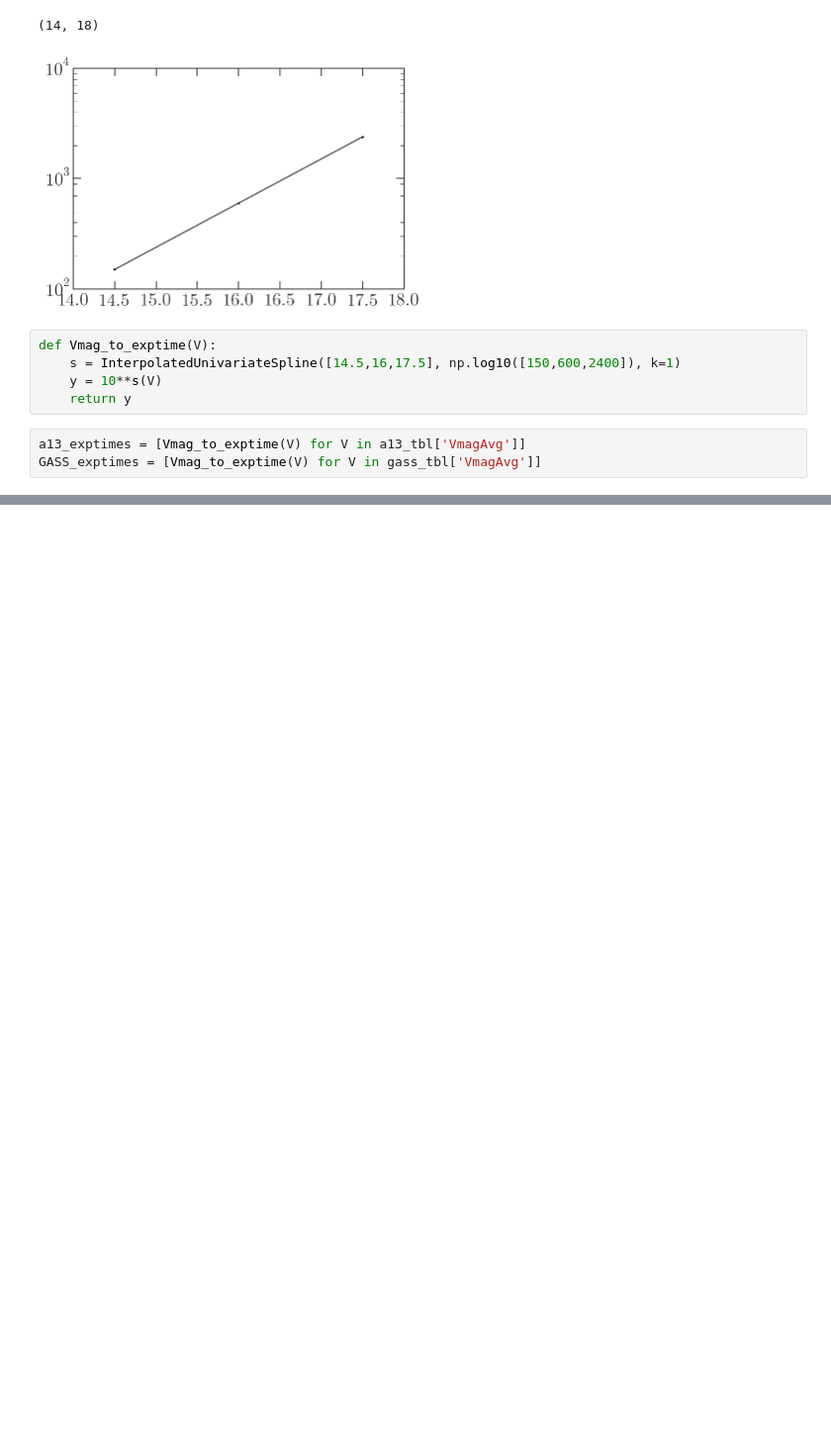
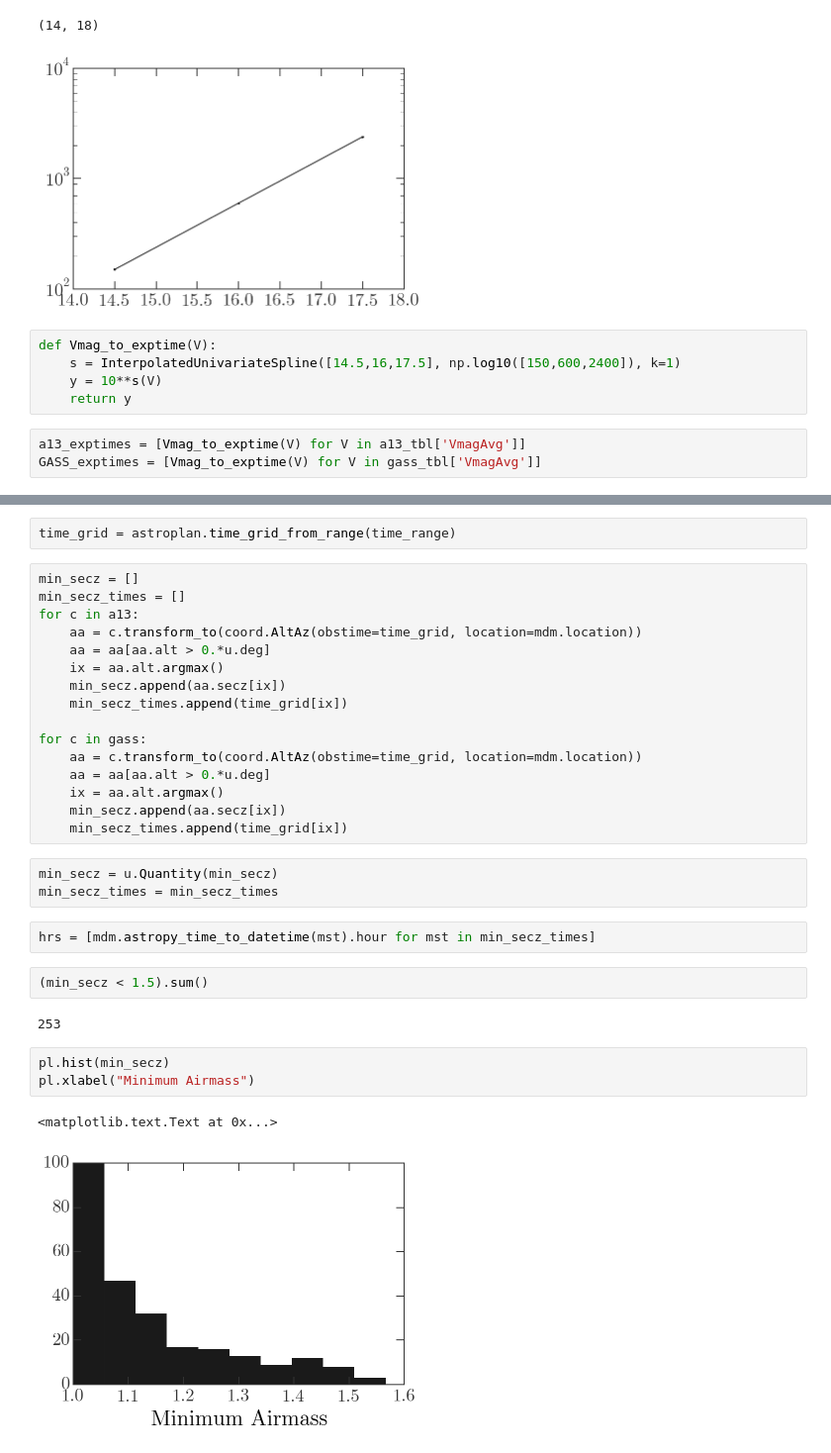
Before and after one commit to adrn/TriandRRLyrae, a Jupyter notebook: notebooks/A13 Proposal.ipynb, the cells around one changed output, grey strips where cells are left out. Shown at 99% size. Drawn from its saved outputs; the diff is of its cells as text; blank space fills up the shorter version.

```diff
--- a/notebooks/A13 Proposal.ipynb
+++ b/notebooks/A13 Proposal.ipynb
@@ -358,0 +361,33 @@ print("GASS", (sum(GASS_exptimes)*u.second).to(u.hour))
+# %%
+time_grid = astroplan.time_grid_from_range(time_range)
+# %%
+min_secz = []
+min_secz_times = []
+for c in a13:
+    aa = c.transform_to(coord.AltAz(obstime=time_grid, location=mdm.location))
+    aa = aa[aa.alt > 0.*u.deg]
+    ix = aa.alt.argmax()
+    min_secz.append(aa.secz[ix])
+    min_secz_times.append(time_grid[ix])
+
+for c in gass:
+    aa = c.transform_to(coord.AltAz(obstime=time_grid, location=mdm.location))
+    aa = aa[aa.alt > 0.*u.deg]
+    ix = aa.alt.argmax()
+    min_secz.append(aa.secz[ix])
+    min_secz_times.append(time_grid[ix])
+# %%
+min_secz = u.Quantity(min_secz)
+min_secz_times = min_secz_times
+# %%
+hrs = [mdm.astropy_time_to_datetime(mst).hour for mst in min_secz_times]
+# %%
+(min_secz < 1.5).sum()
+# %% [output]
+253
+# %%
+pl.hist(min_secz)
+pl.xlabel("Minimum Airmass")
+# %% [output]
+<matplotlib.text.Text at 0x...>
+[figure, added]
```
Also changed, not shown: parts of 10 cells of this notebook.
